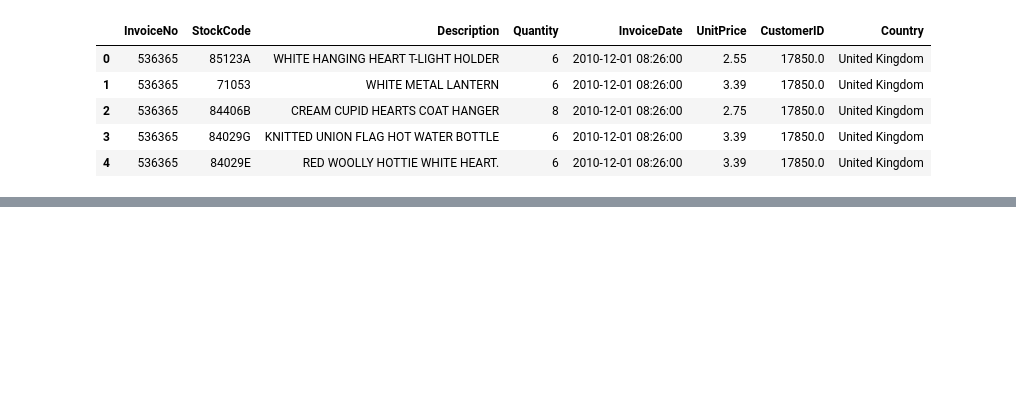
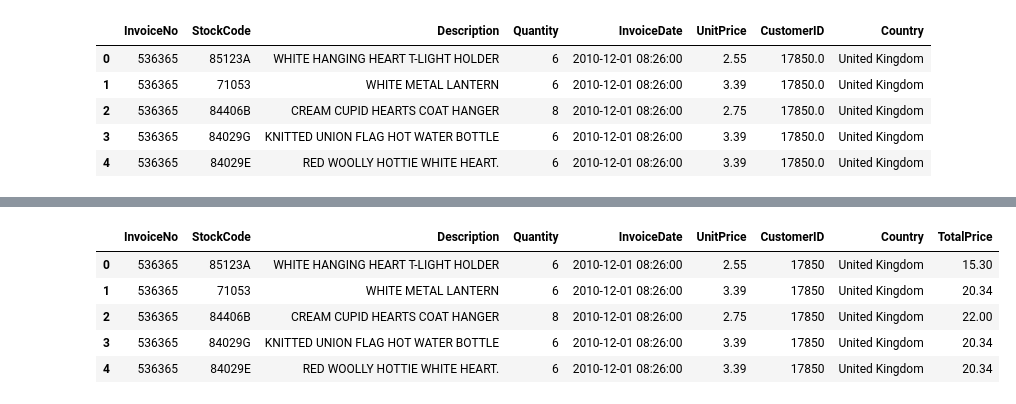
Before and after one commit to leoffavero/dados, a Jupyter notebook: salesAnalysis/salesAnalysis.ipynb, the cells around one changed output, grey strips where cells are left out. Cells and saved outputs as stored; diff of their text form; code cells hidden in the pictures; blank space fills up the shorter version.

```diff
--- a/salesAnalysis/salesAnalysis.ipynb
+++ b/salesAnalysis/salesAnalysis.ipynb
@@ -20,0 +48,3 @@ dfEcommerce.head(5)
+# %%
+df_cleaned = dfEcommerce.dropna(subset=['CustomerID']).copy()
+print(f'Removidos {len(df_cleaned)} linhas nulas')
@@ -20,0 +53,5 @@ dfEcommerce.head(5)
+# %%
+df_cleaned['CustomerID'] = df_cleaned['CustomerID'].astype(int)
+# %%
+df_cleaned = df_cleaned[df_cleaned['Quantity'] > 0]
+print(f'{len(df_cleaned)} linhas após remoção de quantidades negativas')
@@ -20,0 +60,3 @@ dfEcommerce.head(5)
+# %%
+df_cleaned = df_cleaned[df_cleaned['UnitPrice'] > 0]
+print(f'{len(df_cleaned)} linhas agora após preços igual ou menor que zero')
@@ -20,0 +83,11 @@ dfEcommerce.head(5)
+# %%
+df_cleaned['TotalPrice'] = df_cleaned['Quantity'] * df_cleaned['UnitPrice']
+
+df_cleaned.head()
+# %% [output]
+|  | InvoiceNo | StockCode | Description | Quantity | InvoiceDate | UnitPrice | CustomerID | Country | TotalPrice |
+| 0 | 536365 | 85123A | WHITE HANGING HEART T-LIGHT HOLDER | 6 | 2010-12-01 08:26:00 | 2.55 | 17850 | United Kingdom | 15.30 |
+| 1 | 536365 | 71053 | WHITE METAL LANTERN | 6 | 2010-12-01 08:26:00 | 3.39 | 17850 | United Kingdom | 20.34 |
+| 2 | 536365 | 84406B | CREAM CUPID HEARTS COAT HANGER | 8 | 2010-12-01 08:26:00 | 2.75 | 17850 | United Kingdom | 22.00 |
+| 3 | 536365 | 84029G | KNITTED UNION FLAG HOT WATER BOTTLE | 6 | 2010-12-01 08:26:00 | 3.39 | 17850 | United Kingdom | 20.34 |
+| 4 | 536365 | 84029E | RED WOOLLY HOTTIE WHITE HEART. | 6 | 2010-12-01 08:26:00 | 3.39 | 17850 | United Kingdom | 20.34 |
```
Also changed, not shown: parts of 15 cells of this notebook, 1 other file.
